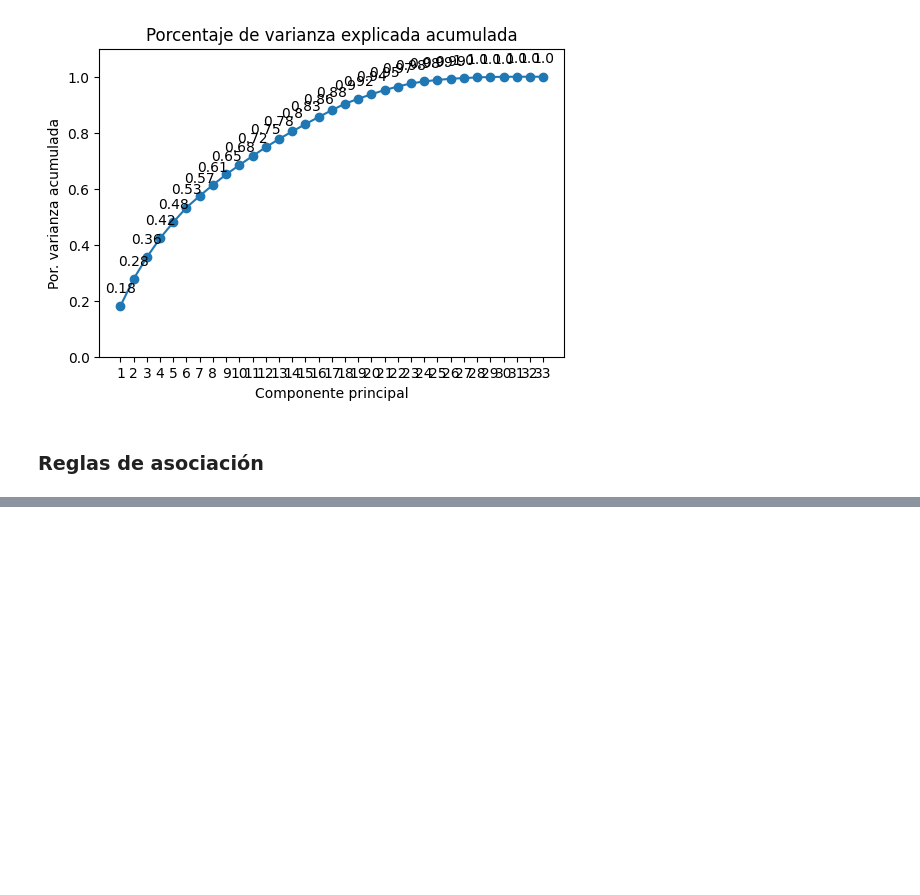
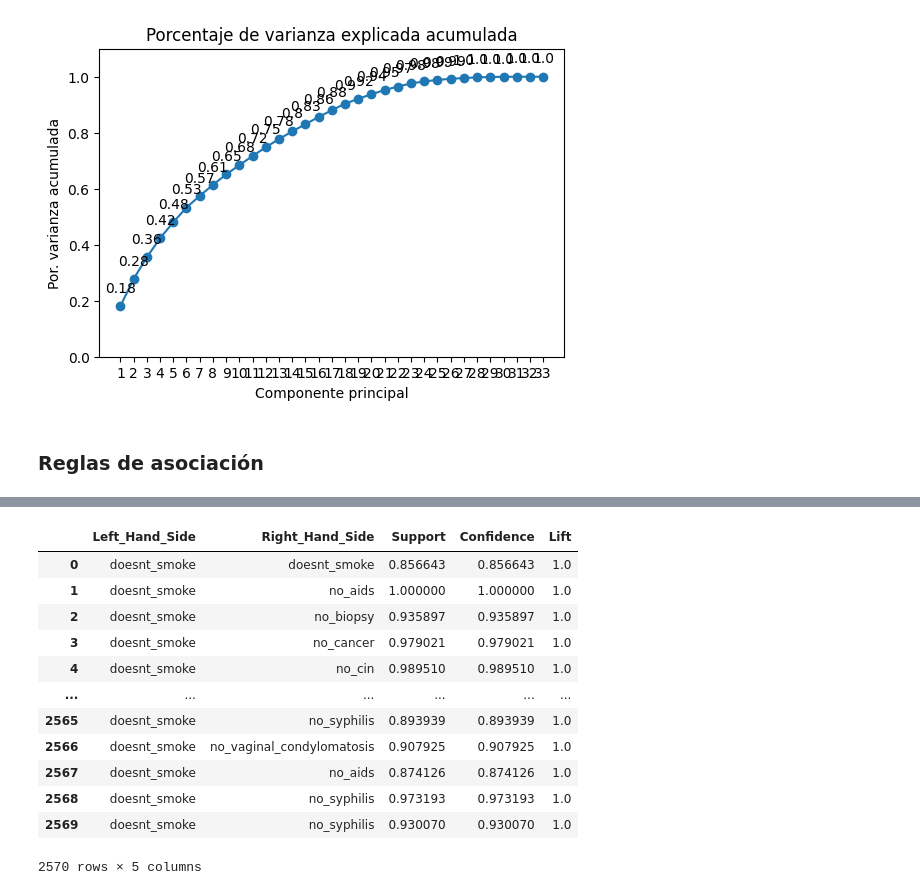
Before and after one commit to MGonza20/Lab1_DataScience, a Jupyter notebook: Lab1_DS.ipynb, the cells around one changed output, grey strips where cells are left out. Saved outputs shown, nothing was run; the diff lists cells and outputs as text; code cells hidden in the pictures; blank space fills up the shorter version.

Commit message:
Obteniendo algunos resultados de las reglas

```diff
--- a/Lab1_DS.ipynb
+++ b/Lab1_DS.ipynb
@@ -474,5 +456,6 @@ records
   'no_hepatitis_b',
   'no_hpv']]
 # %%
-reglas_asociacion = apriori(records,min_support=0.2, min_confidence = 0.8, )
-list(reglas_asociacion)
+reglas_asociacion = apriori(records,min_support=0.2, min_confidence = 0.8, max_length = 5)
+reglas = list(reglas_asociacion)
+reglas
@@ -478,0 +480,25 @@ list(reglas_asociacion)
+# %%
+output = list(reglas)
+def inspect(output):
+    lhs = [tuple(result[2][0][0])[0] for result in output if len(result[2][0][0]) > 0]
+    rhs = [tuple(result[2][0][1])[0] for result in output if len(result[2][0][1]) > 0]
+    support    = [result[1] for result in output]
+    confidence = [result[2][0][2] for result in output]
+    lift       = [result[2][0][3] for result in output]
+    return list(zip(lhs, rhs, support, confidence, lift))
+output_DataFrame = pd.DataFrame(inspect(output), columns = ['Left_Hand_Side', 'Right_Hand_Side', 'Support', 'Confidence', 'Lift'])
+output_DataFrame
+# %% [output]
+|  | Left_Hand_Side | Right_Hand_Side | Support | Confidence | Lift |
+| 0 | doesnt_smoke | doesnt_smoke | 0.856643 | 0.856643 | 1.0 |
+| 1 | doesnt_smoke | no_aids | 1.000000 | 1.000000 | 1.0 |
+| 2 | doesnt_smoke | no_biopsy | 0.935897 | 0.935897 | 1.0 |
+| 3 | doesnt_smoke | no_cancer | 0.979021 | 0.979021 | 1.0 |
+| 4 | doesnt_smoke | no_cin | 0.989510 | 0.989510 | 1.0 |
+| ... | ... | ... | ... | ... | ... |
+| 2565 | doesnt_smoke | no_syphilis | 0.893939 | 0.893939 | 1.0 |
+| 2566 | doesnt_smoke | no_vaginal_condylomatosis | 0.907925 | 0.907925 | 1.0 |
+| 2567 | doesnt_smoke | no_aids | 0.874126 | 0.874126 | 1.0 |
+| 2568 | doesnt_smoke | no_syphilis | 0.973193 | 0.973193 | 1.0 |
+| 2569 | doesnt_smoke | no_syphilis | 0.930070 | 0.930070 | 1.0 |
+2570 rows × 5 columns
```
Also changed, not shown: parts of 5 cells of this notebook.
